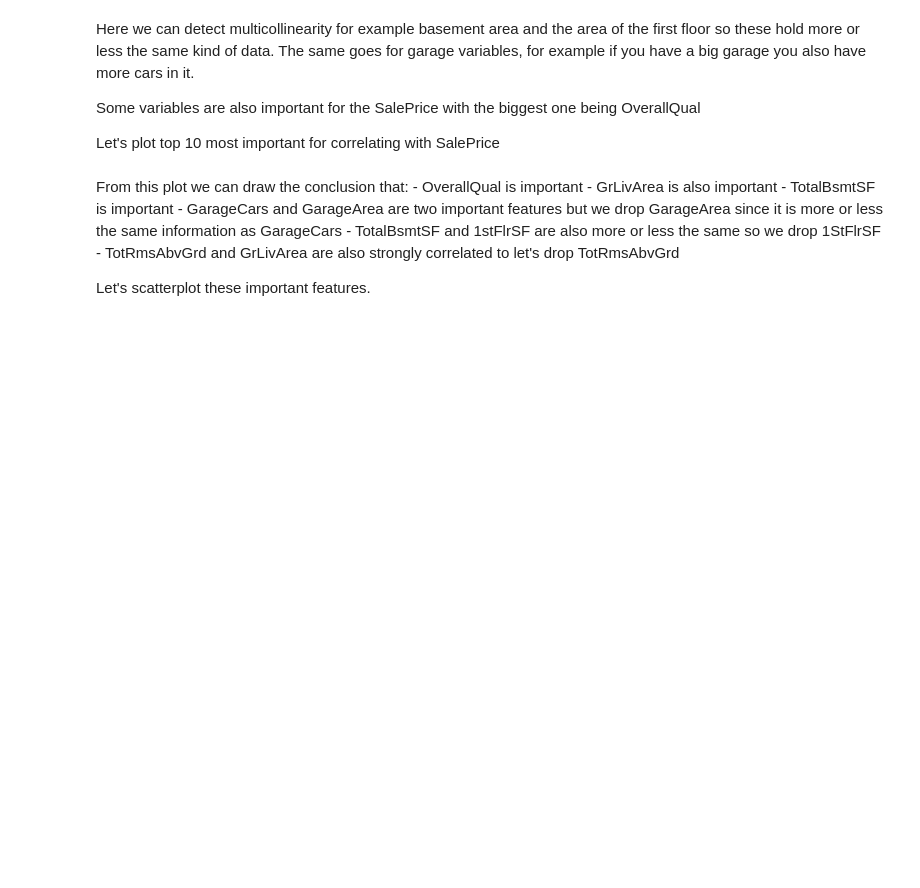
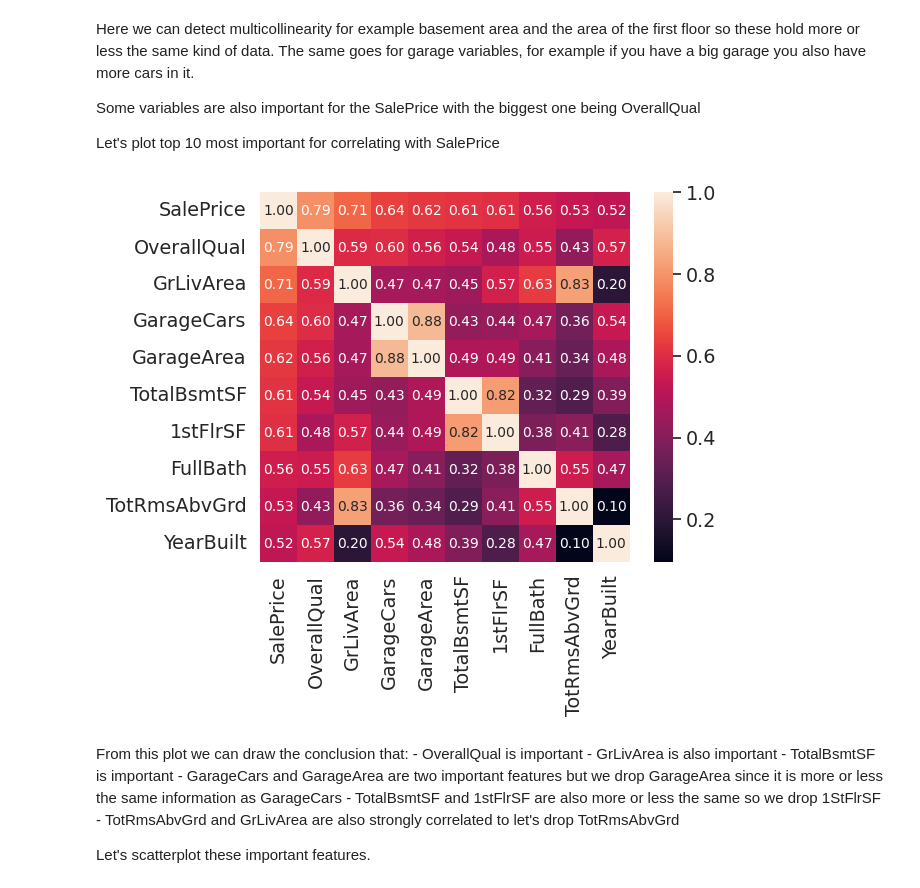
Before and after one commit to jayportfolio/capstone_streamlit, a Jupyter notebook: capstone/step 06/house-prices-prediction-using-keras.ipynb, the cells around one changed output. Saved outputs shown, nothing was run; the diff lists cells and outputs as text; code cells hidden in the pictures; blank space fills up the shorter version.

```diff
--- a/capstone/step 06/house-prices-prediction-using-keras.ipynb
+++ b/capstone/step 06/house-prices-prediction-using-keras.ipynb
@@ -83,13 +92,16 @@ Some variables are also important for the SalePrice with the biggest one being O
 
 Let's plot top 10 most important for correlating with SalePrice
 # %%
-#saleprice correlation matrix
-k = 10 #number of variables for heatmap
-cols = corrmat.nlargest(k, 'SalePrice')['SalePrice'].index
-cm = np.corrcoef(df_train[cols].values.T)
-sns.set(font_scale=1.25)
-hm = sns.heatmap(cm, cbar=True, annot=True, square=True, fmt='.2f', annot_kws={'size': 10}, yticklabels=cols.values, xticklabels=cols.values)
-plt.show()
+if show_graphs:
+    #saleprice correlation matrix
+    k = 10 #number of variables for heatmap
+    cols = corrmat.nlargest(k, 'SalePrice')['SalePrice'].index
+    cm = np.corrcoef(df_train[cols].values.T)
+    sns.set(font_scale=1.25)
+    hm = sns.heatmap(cm, cbar=True, annot=True, square=True, fmt='.2f', annot_kws={'size': 10}, yticklabels=cols.values, xticklabels=cols.values)
+    plt.show()
+# %% [output]
+[figure, added]
 # %% [markdown]
 From this plot we can draw the conclusion that:
     - OverallQual is important
```
Also changed, not shown: parts of 20 cells of this notebook, 5 other files.
